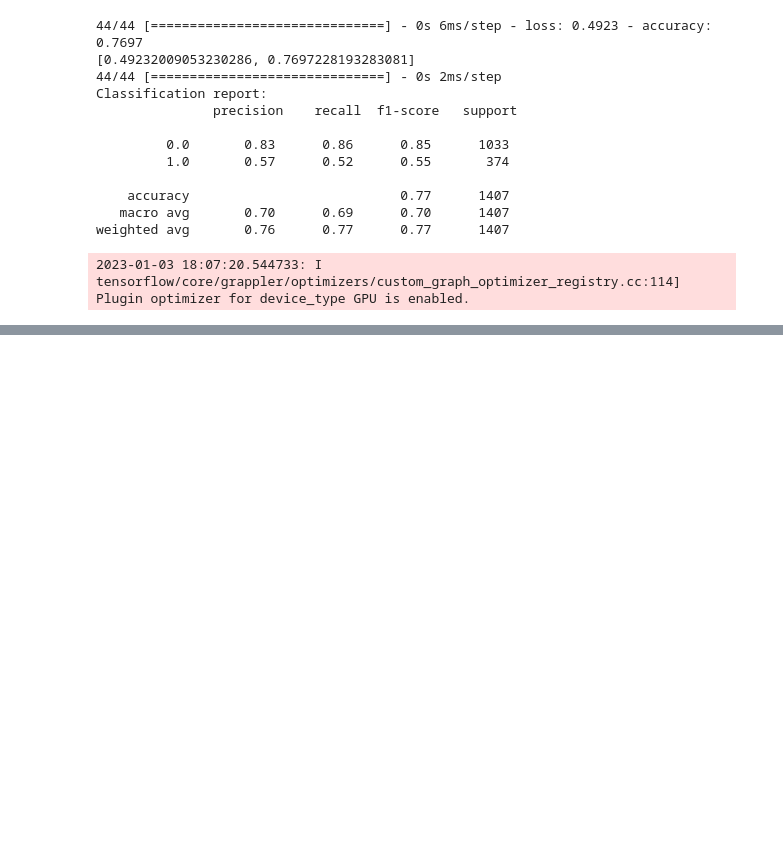
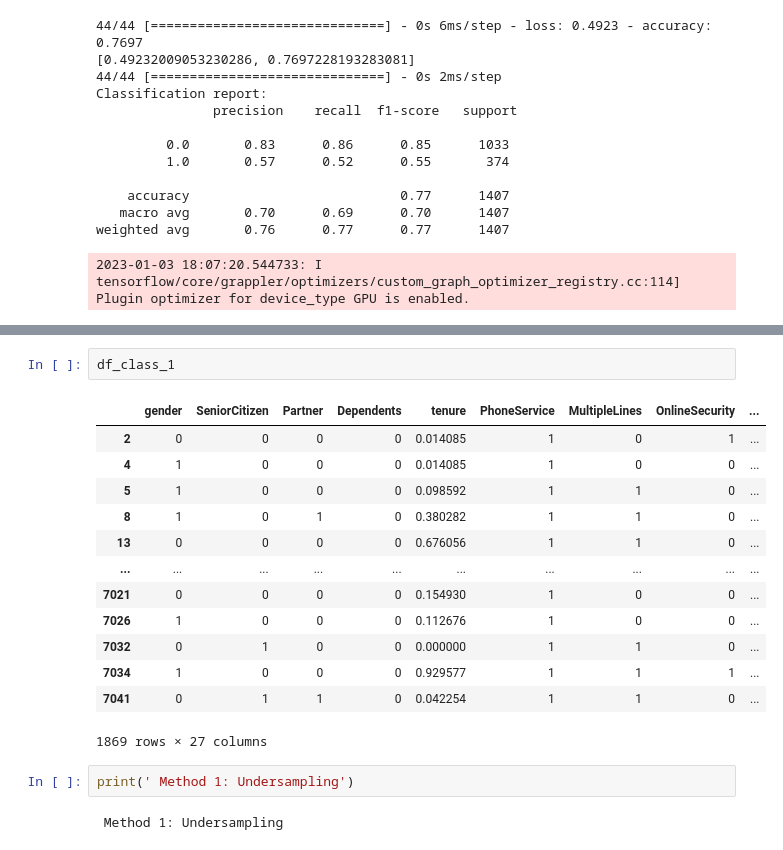
Before and after one commit to Innovanito/deep-learing-basics, a Jupyter notebook: Handling imbalanced dataset/main.ipynb, the cells around one changed output, grey strips where cells are left out. Drawn from its saved outputs; the diff is of its cells as text; blank space fills up the shorter version.

```diff
--- a/Handling imbalanced dataset/main.ipynb
+++ b/Handling imbalanced dataset/main.ipynb
@@ -447,0 +479,20 @@ weighted avg       0.76      0.77      0.77      1407
+# %%
+df_class_1
+# %% [output]
+|  | gender | SeniorCitizen | Partner | Dependents | tenure | PhoneService | MultipleLines | OnlineSecurity | ... |
+| 2 | 0 | 0 | 0 | 0 | 0.014085 | 1 | 0 | 1 | ... |
+| 4 | 1 | 0 | 0 | 0 | 0.014085 | 1 | 0 | 0 | ... |
+| 5 | 1 | 0 | 0 | 0 | 0.098592 | 1 | 1 | 0 | ... |
+| 8 | 1 | 0 | 1 | 0 | 0.380282 | 1 | 1 | 0 | ... |
+| 13 | 0 | 0 | 0 | 0 | 0.676056 | 1 | 1 | 0 | ... |
+| ... | ... | ... | ... | ... | ... | ... | ... | ... | ... |
+| 7021 | 0 | 0 | 0 | 0 | 0.154930 | 1 | 0 | 0 | ... |
+| 7026 | 1 | 0 | 0 | 0 | 0.112676 | 1 | 0 | 0 | ... |
+| 7032 | 0 | 1 | 0 | 0 | 0.000000 | 1 | 1 | 0 | ... |
+| 7034 | 1 | 0 | 0 | 0 | 0.929577 | 1 | 1 | 1 | ... |
+| 7041 | 0 | 1 | 1 | 0 | 0.042254 | 1 | 1 | 0 | ... |
+1869 rows × 27 columns
+# %%
+print(' Method 1: Undersampling')
+# %% [output]
+ Method 1: Undersampling
```
Also changed, not shown: parts of 18 cells of this notebook.
